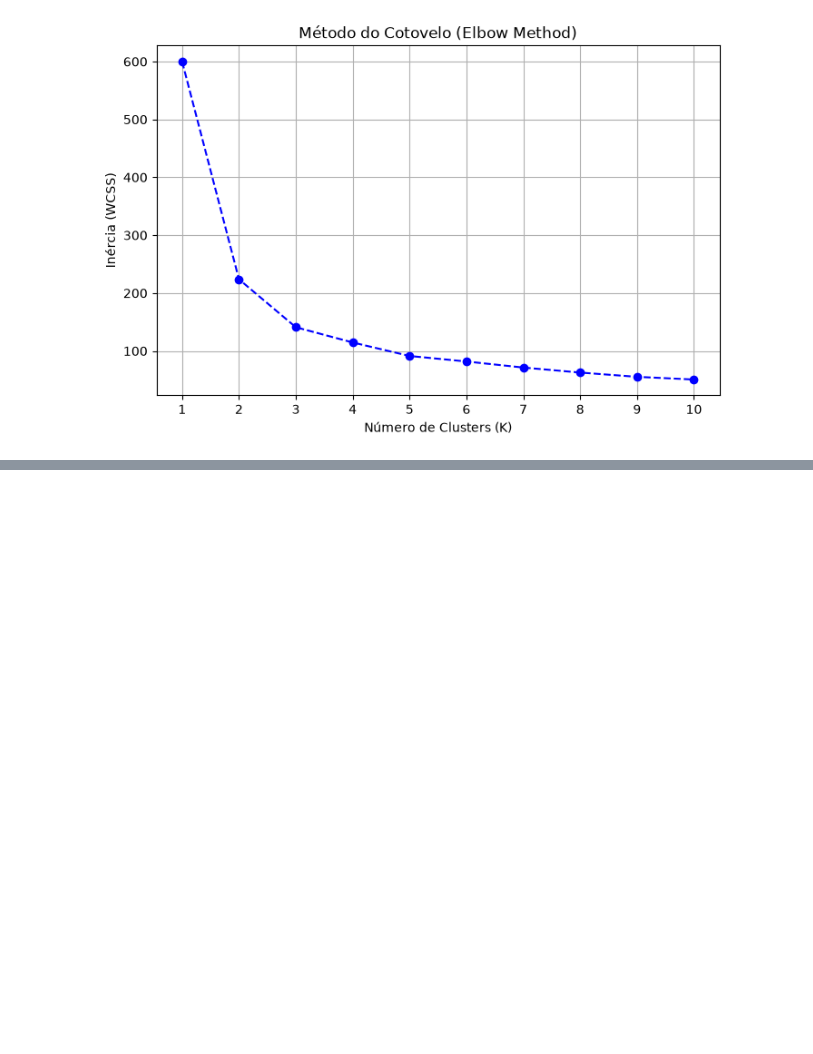
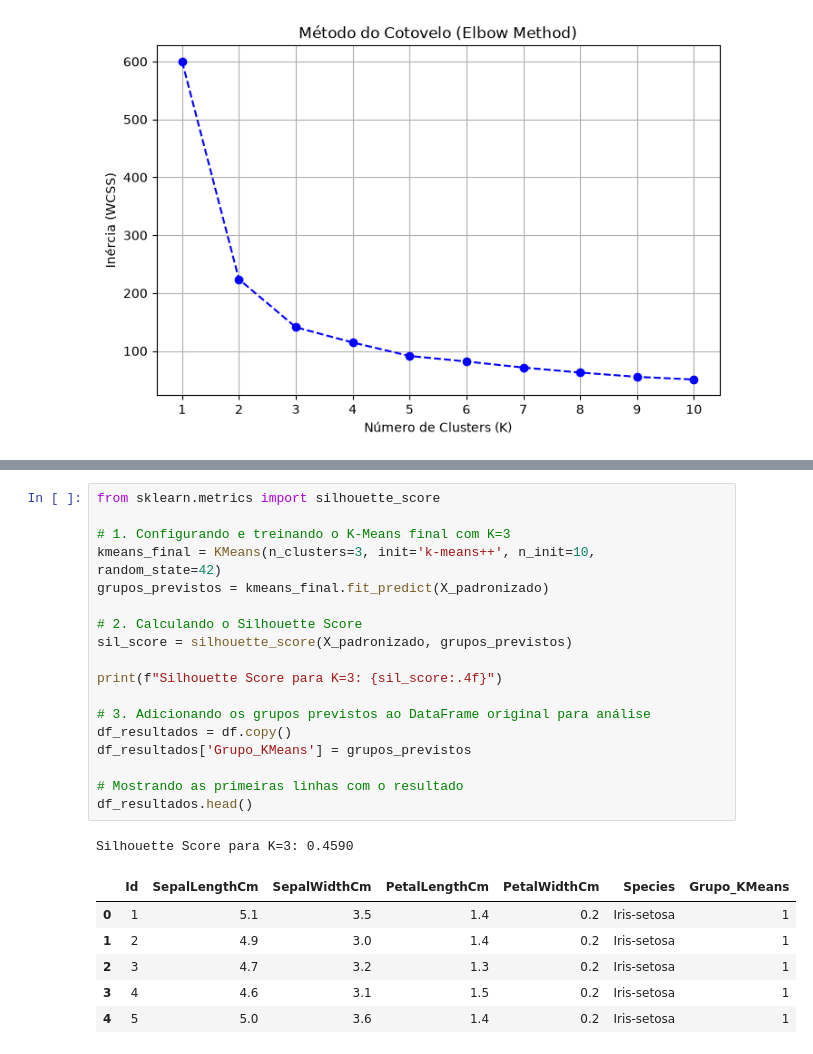
Before and after one commit to guilirio/Implementa-o-K-Means-Python, a Jupyter notebook: algorithm/kmeans.ipynb, the cells around one changed output, grey strips where cells are left out. Saved outputs shown, nothing was run; the diff lists cells and outputs as text; blank space fills up the shorter version.

```diff
--- a/algorithm/kmeans.ipynb
+++ b/algorithm/kmeans.ipynb
@@ -72,0 +78,26 @@ plt.show()
+# %%
+from sklearn.metrics import silhouette_score
+
+# 1. Configurando e treinando o K-Means final com K=3
+kmeans_final = KMeans(n_clusters=3, init='k-means++', n_init=10, random_state=42)
+grupos_previstos = kmeans_final.fit_predict(X_padronizado)
+
+# 2. Calculando o Silhouette Score
+sil_score = silhouette_score(X_padronizado, grupos_previstos)
+
+print(f"Silhouette Score para K=3: {sil_score:.4f}")
+
+# 3. Adicionando os grupos previstos ao DataFrame original para análise
+df_resultados = df.copy()
+df_resultados['Grupo_KMeans'] = grupos_previstos
+
+# Mostrando as primeiras linhas com o resultado
+df_resultados.head()
+# %% [output]
+Silhouette Score para K=3: 0.4590
+|  | Id | SepalLengthCm | SepalWidthCm | PetalLengthCm | PetalWidthCm | Species | Grupo_KMeans |
+| 0 | 1 | 5.1 | 3.5 | 1.4 | 0.2 | Iris-setosa | 1 |
+| 1 | 2 | 4.9 | 3.0 | 1.4 | 0.2 | Iris-setosa | 1 |
+| 2 | 3 | 4.7 | 3.2 | 1.3 | 0.2 | Iris-setosa | 1 |
+| 3 | 4 | 4.6 | 3.1 | 1.5 | 0.2 | Iris-setosa | 1 |
+| 4 | 5 | 5.0 | 3.6 | 1.4 | 0.2 | Iris-setosa | 1 |
```
Also changed, not shown: parts of 3 cells of this notebook.
